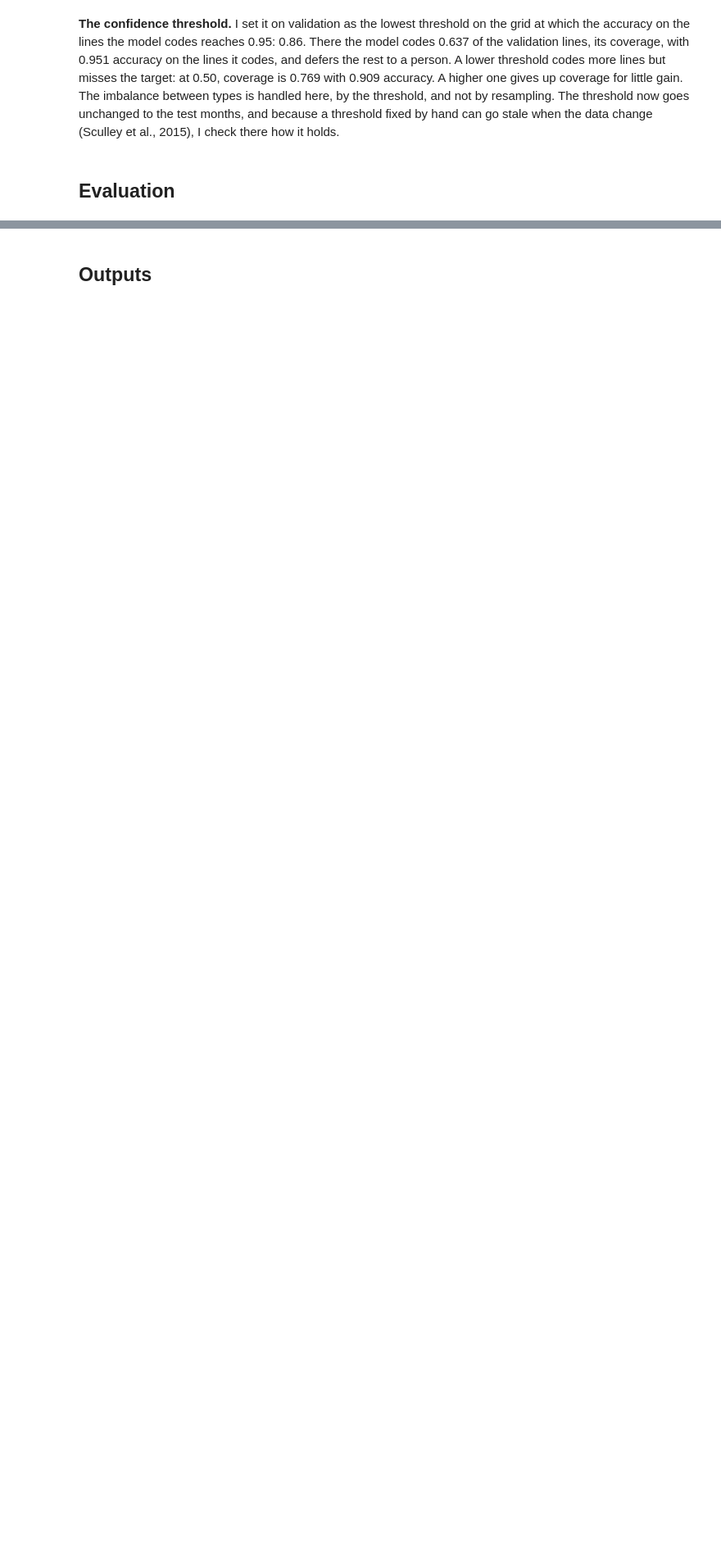
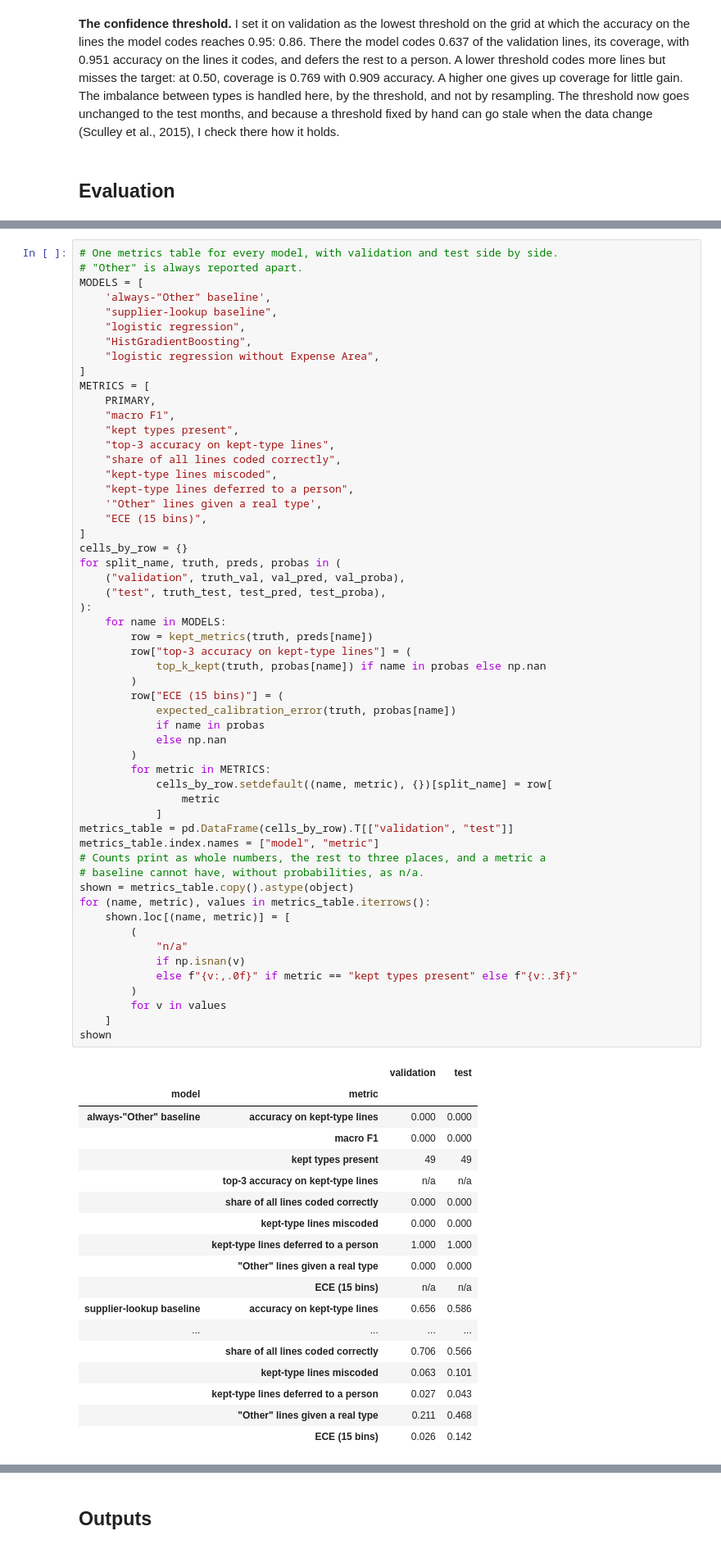
Before and after one commit to PaddyGilliland1/applied-machine-learning-project, a Jupyter notebook: modeling.ipynb, the cells around one changed output, grey strips where cells are left out. Shown at 82% size. Cells and saved outputs as stored; diff of their text form; blank space fills up the shorter version.

```diff
--- a/modeling.ipynb
+++ b/modeling.ipynb
@@ -3017,0 +3167,74 @@ Threshold: 0.86
+# %%
+# One metrics table for every model, with validation and test side by side.
+# "Other" is always reported apart.
+MODELS = [
+    'always-"Other" baseline',
+    "supplier-lookup baseline",
+    "logistic regression",
+    "HistGradientBoosting",
+    "logistic regression without Expense Area",
+]
+METRICS = [
+    PRIMARY,
+    "macro F1",
+    "kept types present",
+    "top-3 accuracy on kept-type lines",
+    "share of all lines coded correctly",
+    "kept-type lines miscoded",
+    "kept-type lines deferred to a person",
+    '"Other" lines given a real type',
+    "ECE (15 bins)",
+]
+cells_by_row = {}
+for split_name, truth, preds, probas in (
+    ("validation", truth_val, val_pred, val_proba),
+    ("test", truth_test, test_pred, test_proba),
+):
+    for name in MODELS:
+        row = kept_metrics(truth, preds[name])
+        row["top-3 accuracy on kept-type lines"] = (
+            top_k_kept(truth, probas[name]) if name in probas else np.nan
+        )
+        row["ECE (15 bins)"] = (
+            expected_calibration_error(truth, probas[name])
+            if name in probas
+            else np.nan
+        )
+        for metric in METRICS:
+            cells_by_row.setdefault((name, metric), {})[split_name] = row[
+                metric
+            ]
+metrics_table = pd.DataFrame(cells_by_row).T[["validation", "test"]]
+metrics_table.index.names = ["model", "metric"]
+# Counts print as whole numbers, the rest to three places, and a metric a
+# baseline cannot have, without probabilities, as n/a.
+shown = metrics_table.copy().astype(object)
+for (name, metric), values in metrics_table.iterrows():
+    shown.loc[(name, metric)] = [
+        (
+            "n/a"
+            if np.isnan(v)
+            else f"{v:,.0f}" if metric == "kept types present" else f"{v:.3f}"
+        )
+        for v in values
+    ]
+shown
+# %% [output]
+|  |  | validation | test |
+| model | metric |  |  |
+| always-"Other" baseline | accuracy on kept-type lines | 0.000 | 0.000 |
+|  | macro F1 | 0.000 | 0.000 |
+|  | kept types present | 49 | 49 |
+|  | top-3 accuracy on kept-type lines | n/a | n/a |
+|  | share of all lines coded correctly | 0.000 | 0.000 |
+|  | kept-type lines miscoded | 0.000 | 0.000 |
+|  | kept-type lines deferred to a person | 1.000 | 1.000 |
+|  | "Other" lines given a real type | 0.000 | 0.000 |
+|  | ECE (15 bins) | n/a | n/a |
+| supplier-lookup baseline | accuracy on kept-type lines | 0.656 | 0.586 |
+| ... | ... | ... | ... |
+|  | share of all lines coded correctly | 0.706 | 0.566 |
+|  | kept-type lines miscoded | 0.063 | 0.101 |
+|  | kept-type lines deferred to a person | 0.027 | 0.043 |
+|  | "Other" lines given a real type | 0.211 | 0.468 |
+|  | ECE (15 bins) | 0.026 | 0.142 |
```
Also changed, not shown: parts of 16 cells of this notebook.
